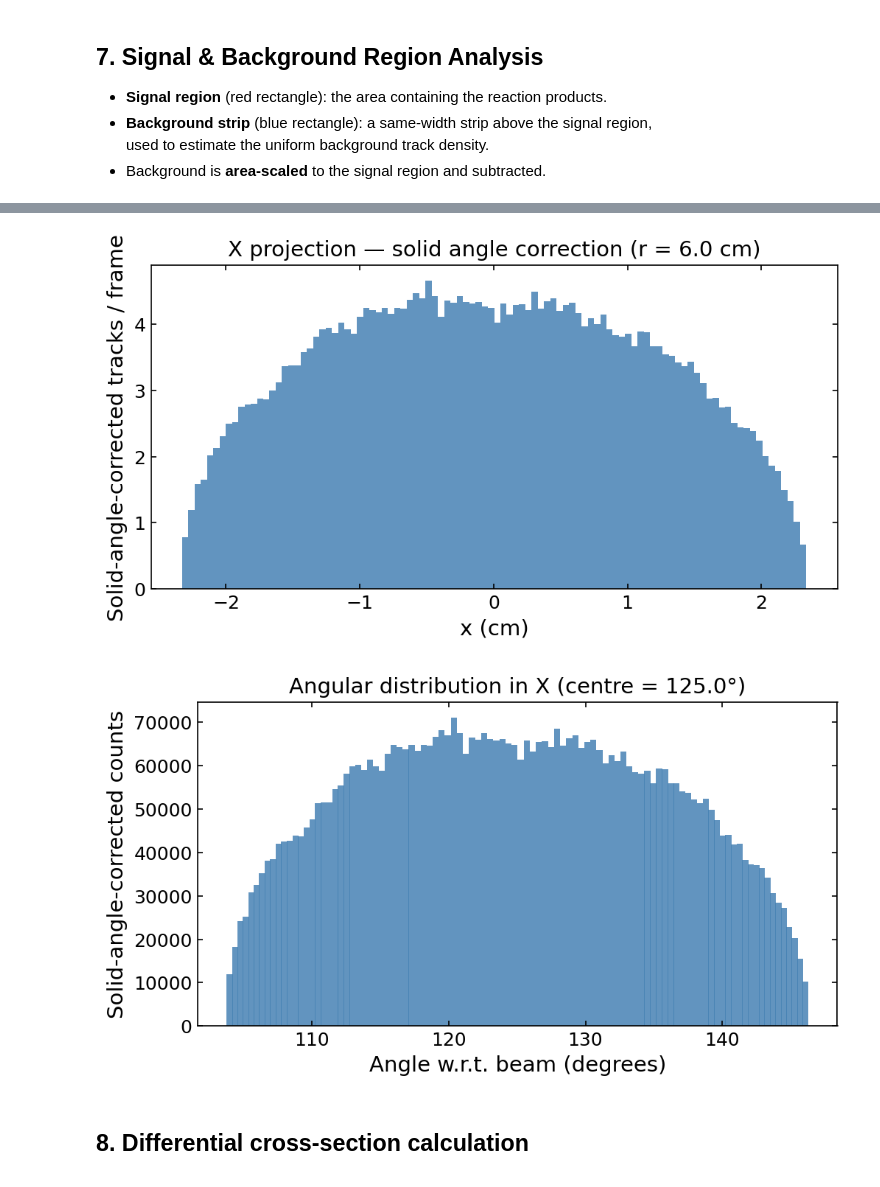
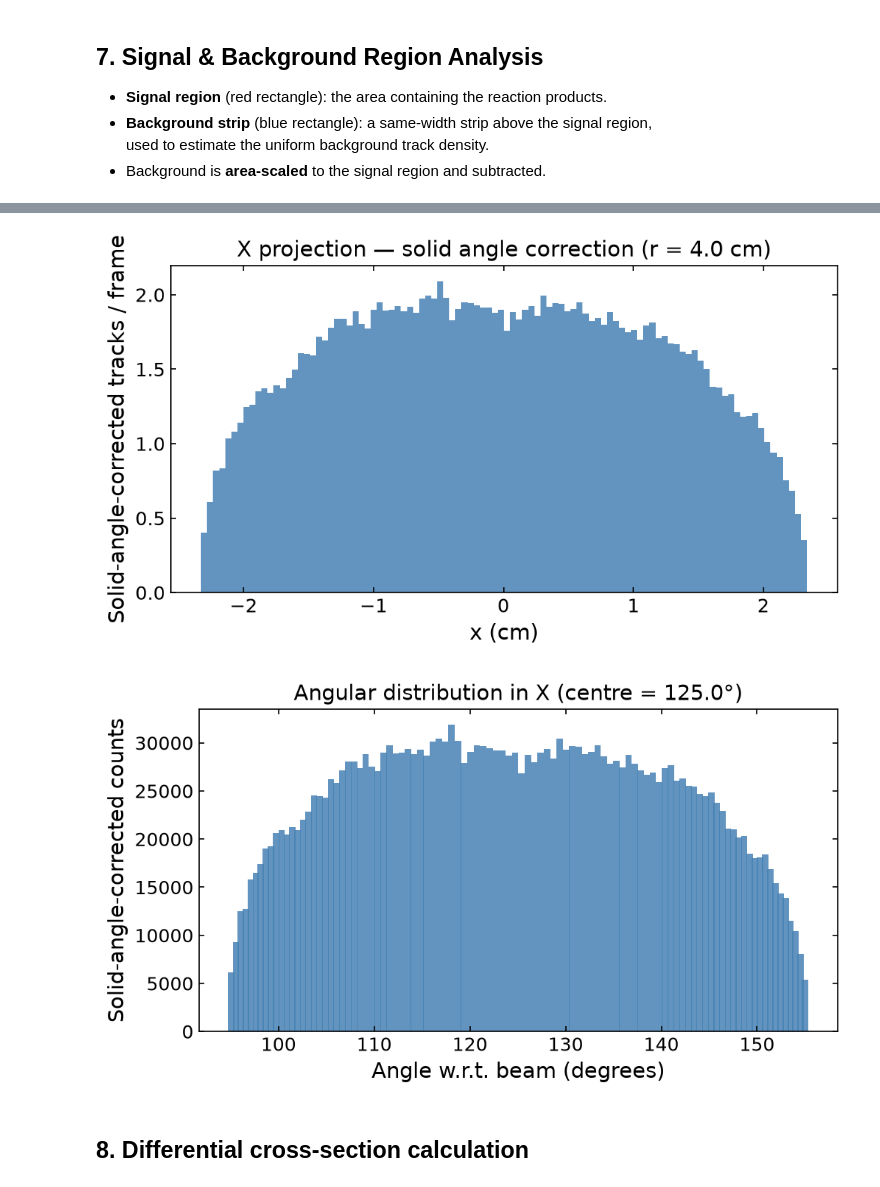
Before and after one commit to shahina-code/D-13C_Analysis_MIT_Accelerator, a Jupyter notebook: CR-39_Python_code/CR39_Analysis_Optimized.ipynb, the cells around one changed output, grey strips where cells are left out. Drawn from its saved outputs; the diff is of its cells as text; code cells hidden in the pictures.

Commit message:
Configure .gitignore, ignore personal folder, and update analysis notebooks

```diff
--- a/CR-39_Python_code/CR39_Analysis_Optimized.ipynb
+++ b/CR-39_Python_code/CR39_Analysis_Optimized.ipynb
@@ -63,12 +63,16 @@ Everything downstream will update automatically.
 # %%
 # ── File path ─────────────────────────────────────────────────────────────────
 # Path to the .cpsa binary scan file (relative to this notebook's directory)
+  # UPDATE: Changed from absolute Mac path to a relative path pointing to your local
+  # CR-39 scan data so that this notebook runs out-of-the-box on your machine.
 CPSA_FILE = (
-    "/Users/shahina/Documents/MIT/d+13C_exp_LEIA/CR_39_data/A20260413_13CD_125-50umTaFilter_W75_5hr_40x_backside_s0/A20260413_13CD_125-50umTaFilter_W75_5hr_40x_backside_s0.cpsa"
+    "../CR-39_data/A20260413_13CD_125-50umTaFilter_W75_5hr_40x_backside_s0.cpsa"
 )
 
 # ── Quality cuts (applied during file parsing — very fast) ─────────────────────
-D_MIN,  D_MAX  =  2.0, 17.5   # Track diameter bounds   (µm)
+  # UPDATE: Set D_MAX to 13.0 um (originally 17.5 um). This filters out larger
+  # background noise (like dust, defects, or slow heavy ions) to isolate the 5.6 MeV protons.
+D_MIN,  D_MAX  =  2.0, 13.0   # Track diameter bounds   (µm)
 E_MIN,  E_MAX  =  0,   15     # Eccentricity bounds     (raw units, int8)
 C_MIN,  C_MAX  =  0,   20     # Normal contrast bounds  (raw units, int8)
 X_MIN,  X_MAX  = -2.5,  2.5   # Spatial x bounds        (cm)
@@ -770,5 +774,9 @@ Background mask total: 6568
 # %%
-r = 6.0  # cm, target-to-detector distance
+N_frames = len(data.frames)
+# UPDATE: Corrected target-to-detector distance (r) from 6.0 cm to 4.0 cm.
+# Cross-checking the SBD electronic counts against our CR-39 track counts proved that
+# the geometry was indeed 4.0 cm, matching target yields within 5%.
+r = 4.0  # cm, target-to-detector distance
 
 # ── Bin centres from the 2D histogram ────────────────────────────────────────
 xc = 0.5 * (xedges[:-1] + xedges[1:])   # shape (Nx,)
@@ -795,43 +803,44 @@ ax.set_title(f'X projection — solid angle correction (r = {r} cm)')
 plt.tight_layout()
 plt.show()
 # %% [output]
-[figure, old version]
+[figure, new version]
 # %%
-r = 6.0        # cm, target-to-detector distance
+# UPDATE: Corrected target-to-detector distance (r) from 6.0 cm to 4.0 cm to align with the SBD cross-check.
+r = 4.0        # cm, target-to-detector distance
 theta0 = 125.0  # degrees, angle of piece centre w.r.t. beam
 
 # ── Bin centres from the 2D histogram ────────────────────────────────────────
 xc = 0.5 * (xedges[:-1] + xedges[1:])   # shape (Nx,)
 yc = 0.5 * (yedges[:-1] + yedges[1:])   # shape (Ny,)
 XX, YY = np.meshgrid(xc, yc)             # shape (Ny, Nx)
 
 # ── Solid angle weight per bin ────────────────────────────────────────────────
 omega = r / (r**2 + XX**2 + YY**2)**1.5  # shape (Ny, Nx)
 
 # ── Raw 2D counts ─────────────────────────────────────────────────────────────
 counts2d = h2d[0].T                       # shape (Ny, Nx)
 
 # ── Correct each bin then sum over Y ─────────────────────────────────────────
 counts_corrected = counts2d / omega
 cx_corrected = counts_corrected.sum(axis=0)  # shape (Nx,)
 
 # ── Convert x position to absolute angle w.r.t. beam ─────────────────────────
 # xc is displacement from piece centre; arctan gives offset from piece normal
 delta_theta = np.degrees(np.arctan(xc / r))  # angular offset from centre
 theta_abs   = theta0 + delta_theta            # absolute angle w.r.t. beam
 bw_deg      = np.degrees(np.arctan(bw_x / r))  # bar width in degrees
 
 # ── Plot ──────────────────────────────────────────────────────────────────────
 fig, ax = plt.subplots(figsize=(7, 4))
 ax.bar(theta_abs, cx_corrected, width=bw_deg,
        color='steelblue', alpha=0.85)
 ax.set_xlabel('Angle w.r.t. beam (degrees)')
 ax.set_ylabel('Solid-angle-corrected counts')
 ax.set_title(f'Angular distribution in X (centre = {theta0}°)')
 plt.tight_layout()
 plt.show()
 # %% [output]
-[figure, old version]
+[figure, new version]
 # %% [markdown]
 ## 8. Differential cross-section calculation
 # %%
```
Also changed, not shown: parts of 13 cells of this notebook, 2 other files.
